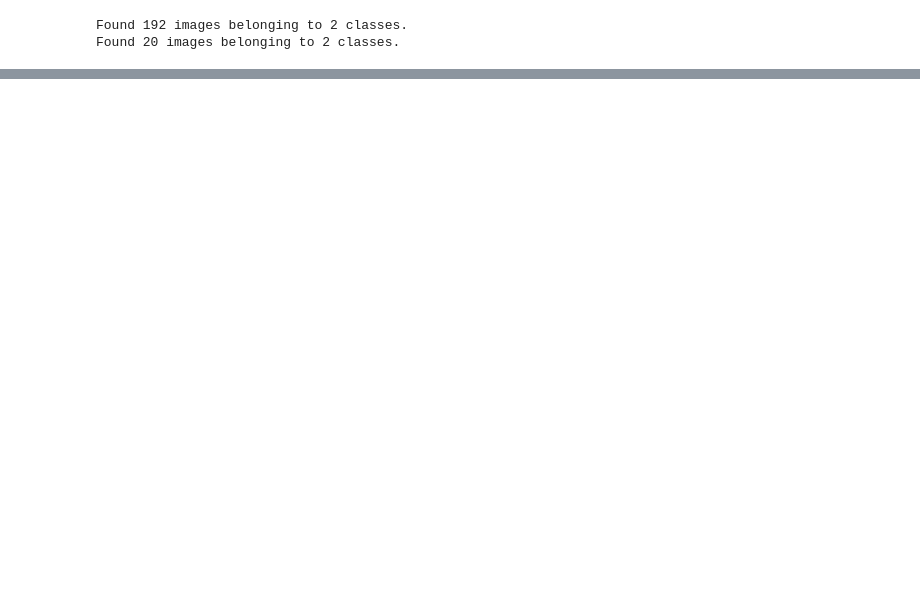
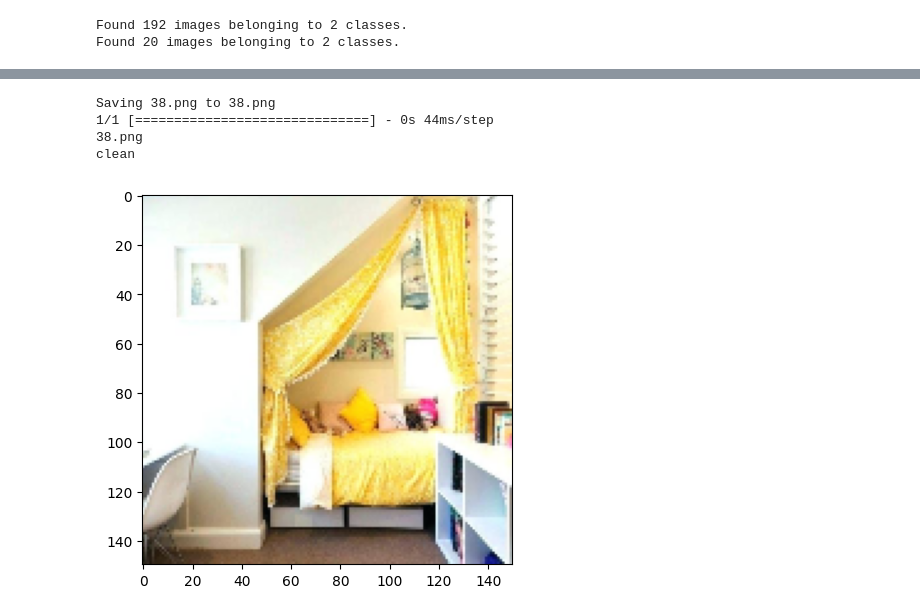
Before and after one commit to megumihoshino/machine-learning-fundamental, a Jupyter notebook: imageclassify_TF_practice.ipynb, the cells around one changed output, grey strips where cells are left out. Drawn from its saved outputs; the diff is of its cells as text; code cells hidden in the pictures; blank space fills up the shorter version.

Commit message:
Image classify (binary classes) using CNN model (from dummy dataset), including: pre-processing data with image augmentation data train and data test build up CNN model architecture

```diff
--- a/imageclassify_TF_practice.ipynb
+++ b/imageclassify_TF_practice.ipynb
@@ -117,0 +133,18 @@ _________________________________________________________________
+# %%
+#latih model dg model.fit
+
+model.fit(
+    train_generator,
+    steps_per_epoch = 25, #brp batch yg akn dieksekusi pd setiap epoch
+    epochs=25, #tmbhkan epochs jika akurasi model blm optimal
+    validation_data=validation_generator, #menampilkan akurasi pengujian data validasi
+    validation_steps=5, #brp batch yg akn dieksekusi pd setiap epoch
+    verbose=2)
+
+
+'''
+stlh berhasil membuat model, kita tentu ingin menguji model tsb utk memprediksi
+gbr baru (gbr yg blm dikenal oleh model sblmnya). potongan program berikut memungkinkan
+kita scr interaktif memilih sebuah gbr. kemudian, gbr tsb akn diolah terlbh dahulu
+sblm dimasukkan ke model utk diprediksi.
+'''
@@ -117,0 +170,30 @@ _________________________________________________________________
+# %%
+#menguji model tsb utk memprediksi gbr baru (gbr yg blm dikenal oleh sblmnya)
+
+import numpy as np
+from google.colab import files
+from tensorflow.keras.preprocessing import image
+import matplotlib.pyplot as plt
+import matplotlib.image as mpimg
+%matplotlib inline
+
+uploaded = files.upload()
+
+for fn in uploaded.keys():
+
+  #predicting images
+  path = fn
+  img= image.load_img(path, target_size=(150,150))
+
+  imgplot = plt.imshow(img)
+  x = image.img_to_array(img)
+  x = np.expand_dims(x, axis=0)
+  images = np.vstack([x])
+
+  classes = model.predict(images, batch_size=10)
+  print(fn)
+  if classes==0:
+    print('clean')
+  else:
+    print('messy')
+# %% [output]
@@ -117,0 +201,5 @@ _________________________________________________________________
+Saving 38.png to 38.png
+1/1 [==============================] - 0s 44ms/step
+38.png
+clean
+[figure, added]
```
Also changed, not shown: parts of 7 cells of this notebook.
